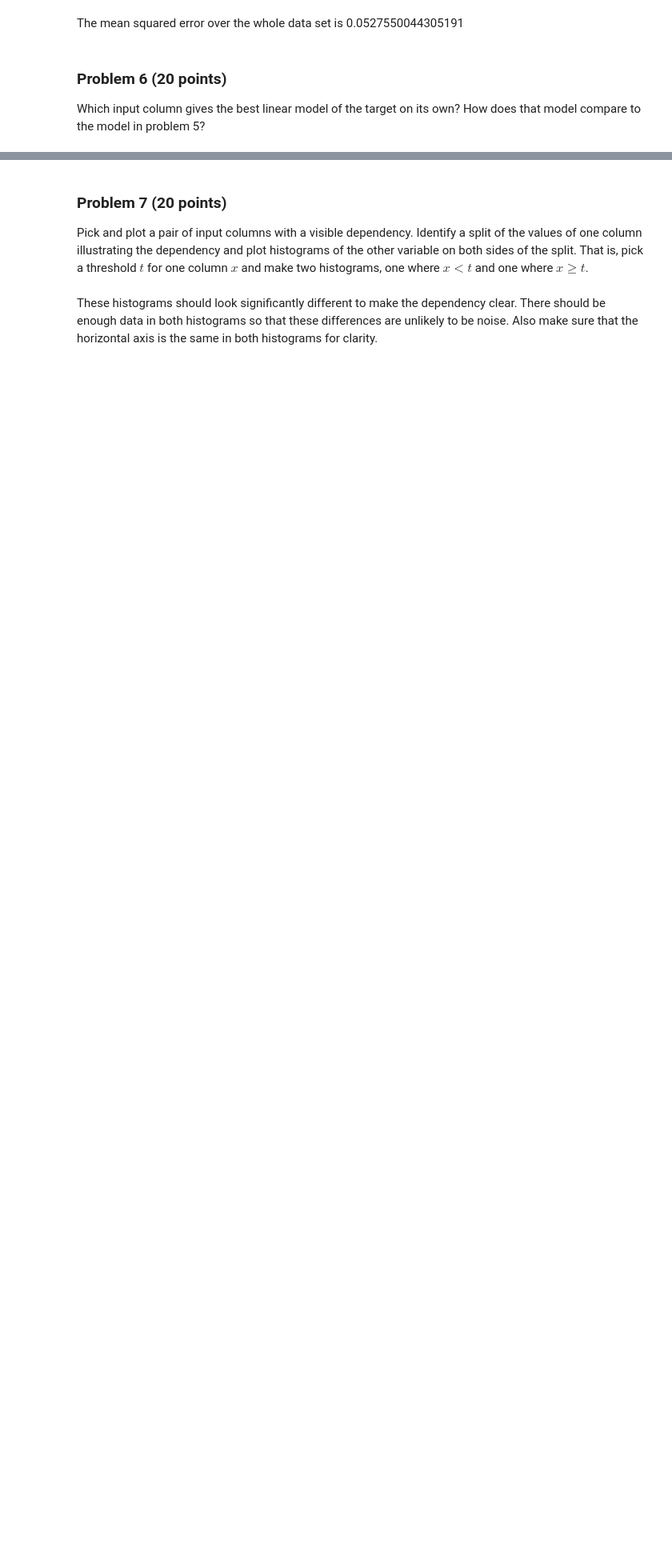
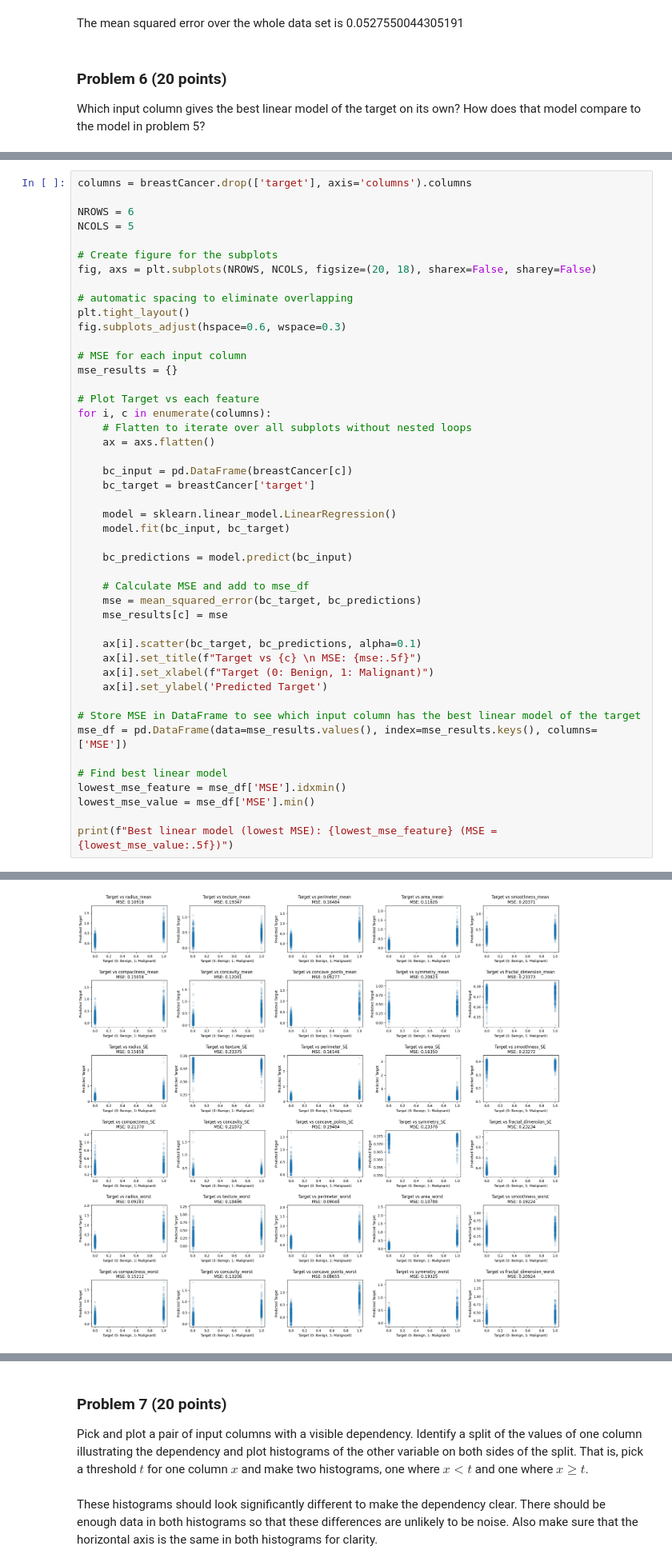
Before and after one commit to aidandig/dx601-final-project, a Jupyter notebook: project.ipynb, the cells around one changed output, grey strips where cells are left out. Shown at 80% size. Saved outputs shown, nothing was run; the diff lists cells and outputs as text; blank space fills up the shorter version.

Commit message:
Linear models for each feature - Best linear model compared to P5 model

```diff
--- a/project.ipynb
+++ b/project.ipynb
@@ -454,0 +451,47 @@ YOUR ANSWERS HERE
+# %%
+columns = breastCancer.drop(['target'], axis='columns').columns
+
+NROWS = 6
+NCOLS = 5
+
+# Create figure for the subplots
+fig, axs = plt.subplots(NROWS, NCOLS, figsize=(20, 18), sharex=False, sharey=False)
+
+# automatic spacing to eliminate overlapping
+plt.tight_layout()
+fig.subplots_adjust(hspace=0.6, wspace=0.3)
+
+# MSE for each input column
+mse_results = {}
+
+# Plot Target vs each feature
+for i, c in enumerate(columns):
+    # Flatten to iterate over all subplots without nested loops
+    ax = axs.flatten()
+
+    bc_input = pd.DataFrame(breastCancer[c])
+    bc_target = breastCancer['target']
+
+    model = sklearn.linear_model.LinearRegression()
+    model.fit(bc_input, bc_target)
+
+    bc_predictions = model.predict(bc_input)
+
+    # Calculate MSE and add to mse_df
+    mse = mean_squared_error(bc_target, bc_predictions)
+    mse_results[c] = mse
+
+    ax[i].scatter(bc_target, bc_predictions, alpha=0.1)
+    ax[i].set_title(f"Target vs {c} \n MSE: {mse:.5f}")
+    ax[i].set_xlabel(f"Target (0: Benign, 1: Malignant)")
+    ax[i].set_ylabel('Predicted Target')
+
+# Store MSE in DataFrame to see which input column has the best linear model of the target
+mse_df = pd.DataFrame(data=mse_results.values(), index=mse_results.keys(), columns=['MSE'])
+
+# Find best linear model
+lowest_mse_feature = mse_df['MSE'].idxmin()
+lowest_mse_value = mse_df['MSE'].min()
+
+print(f"Best linear model (lowest MSE): {lowest_mse_feature} (MSE = {lowest_mse_value:.5f})")
+# %% [output]
@@ -454,0 +499 @@ YOUR ANSWERS HERE
+[figure, added]
```
Also changed, not shown: parts of 6 cells of this notebook.
